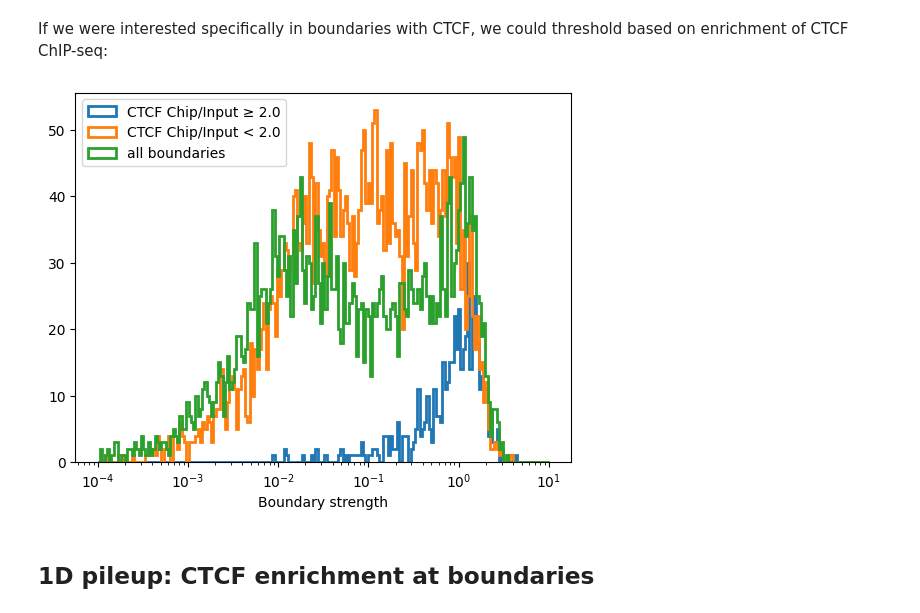
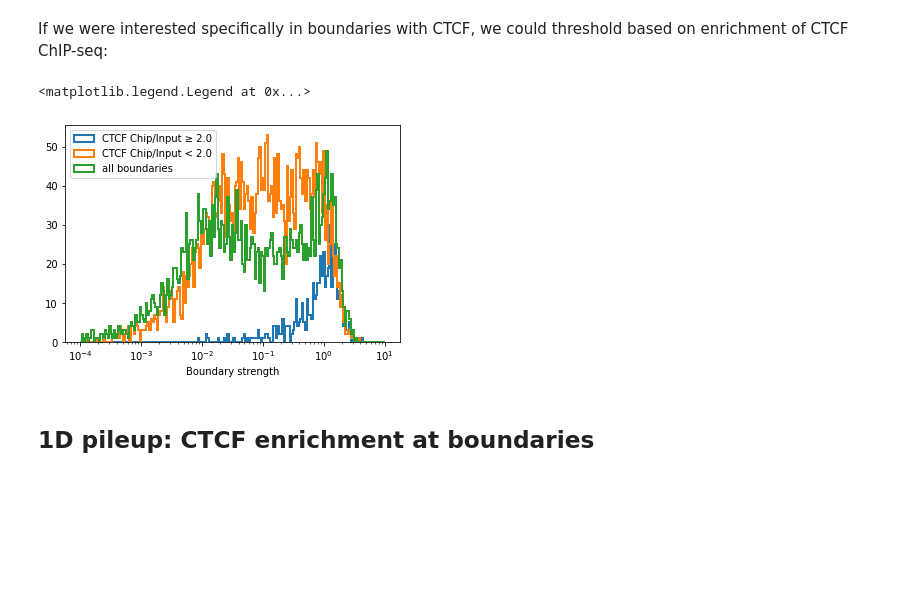
Before and after one commit to open2c/open2c_examples, a Jupyter notebook: insulation_and_boundaries.ipynb, the cells around one changed output. Drawn from its saved outputs; the diff is of its cells as text; code cells hidden in the pictures; blank space fills up the shorter version.

```diff
--- a/insulation_and_boundaries.ipynb
+++ b/insulation_and_boundaries.ipynb
@@ -323,30 +326,30 @@ If we were interested specifically in boundaries with CTCF, we could threshold b
 # %%
 histkwargs = dict(
     bins=10**np.linspace(-4,1,200),
     histtype='step',
     lw=2,
 )
 f, ax = plt.subplots()
 ax.set(xscale='log', xlabel='Boundary strength')
 ax.hist(
     boundaries[f'boundary_strength_{windows[0]}'][ctcf_chip_signal>=2],
     label='CTCF Chip/Input ≥ 2.0',
     **histkwargs
 );
 ax.hist(
     boundaries[f'boundary_strength_{windows[1]}'][ctcf_chip_signal<2],
     label='CTCF Chip/Input < 2.0',
     **histkwargs
 );
 ax.hist(
     boundaries[f'boundary_strength_{windows[2]}'],
     label='all boundaries',
     **histkwargs
 );
 ax.legend(loc='upper left')
-f
 # %% [output]
+<matplotlib.legend.Legend at 0x...>
-[figure, old version]
+[figure, new version]
 # %% [markdown]
 ## 1D pileup: CTCF enrichment at boundaries
 # %% [markdown]
```
Also changed, not shown: parts of 6 cells of this notebook, 3 other files.
